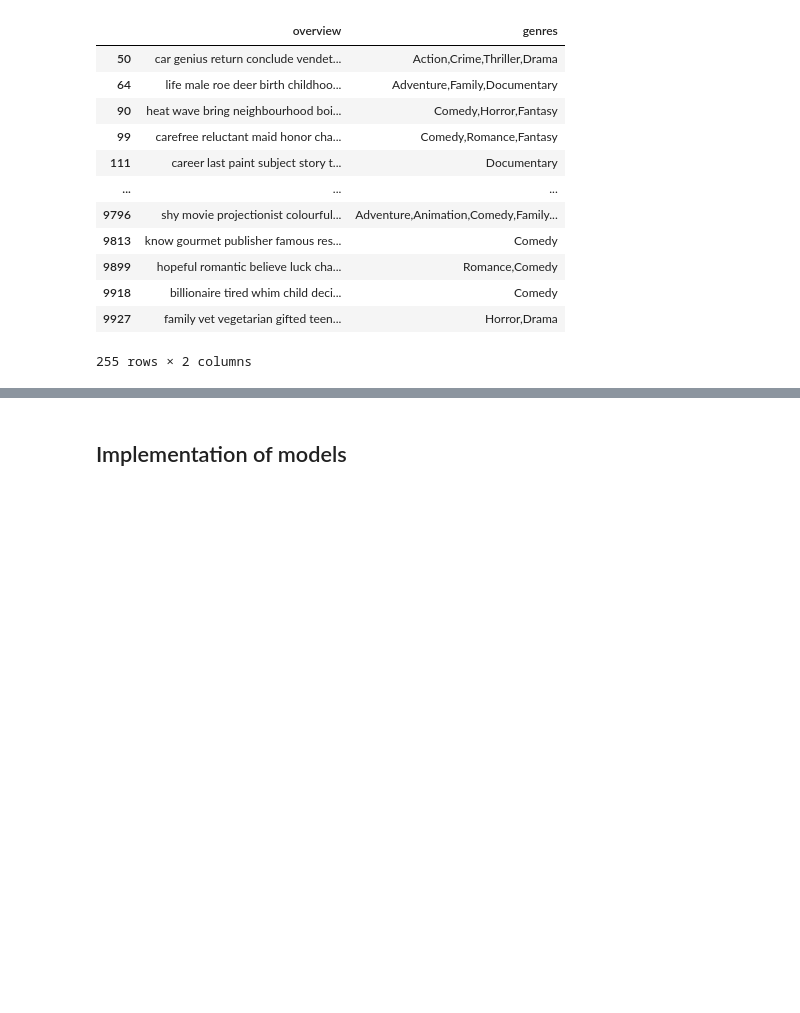
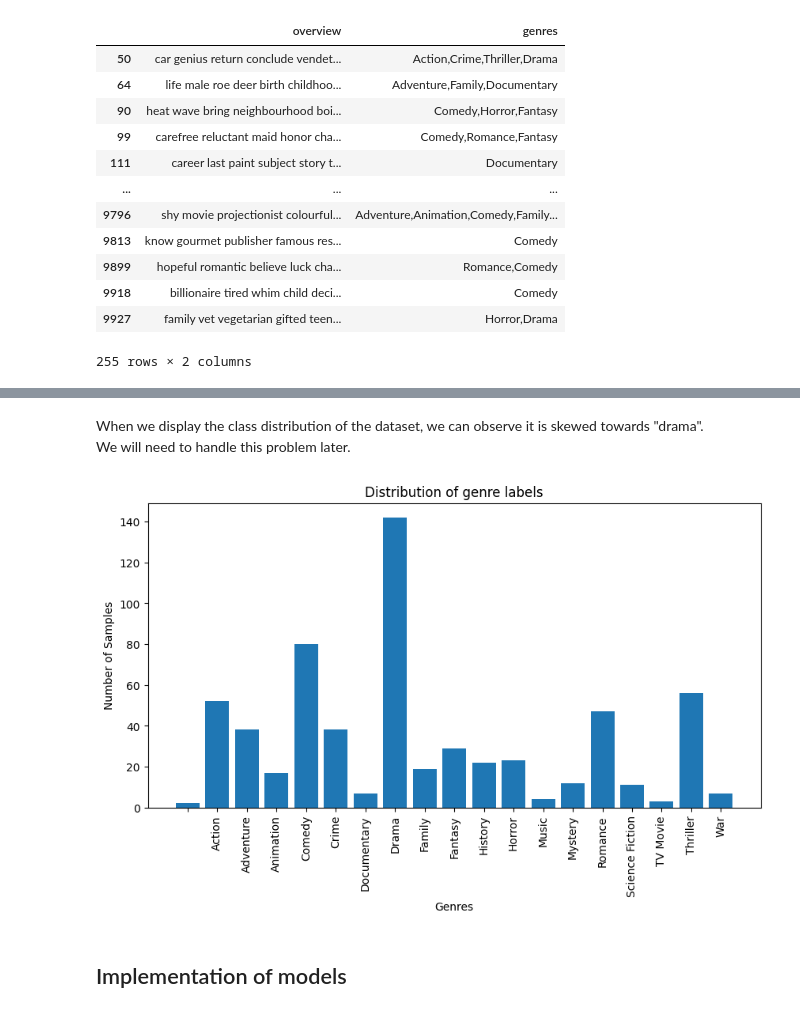
Before and after one commit to 0zzone/machine-learning-efrei-s8, a Jupyter notebook: tmdb.ipynb, the cells around one changed output, grey strips where cells are left out. Saved outputs shown, nothing was run; the diff lists cells and outputs as text; code cells hidden in the pictures; blank space fills up the shorter version.

```diff
--- a/tmdb.ipynb
+++ b/tmdb.ipynb
@@ -233,3 +283,16 @@ df_text
+# %% [markdown]
+When we display the class distribution of the dataset, we can observe it is skewed towards "drama".
+We will need to handle this problem later.
+# %%
+plt.figure(figsize=(10, 5))
+plt.bar(all_genres, height=np.sum(y, axis=0))
+plt.xticks(rotation=90)
+plt.title("Distribution of genre labels")
+plt.xlabel("Genres")
+plt.ylabel("Number of Samples")
+plt.show()
+# %% [output]
+[figure, added]
 # %% [markdown]
 ## Implementation of models
 # %% [markdown]
```
Also changed, not shown: parts of 19 cells of this notebook, 1 other file.
